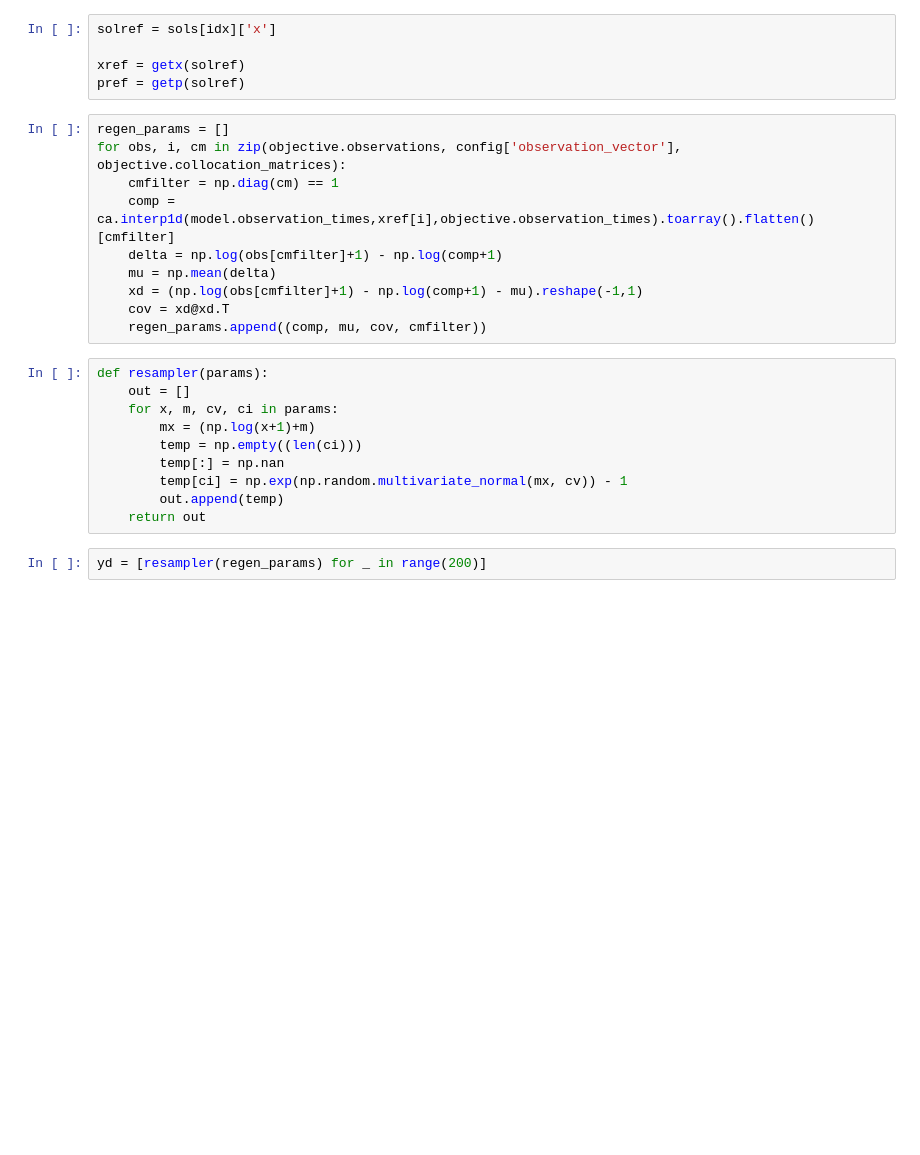
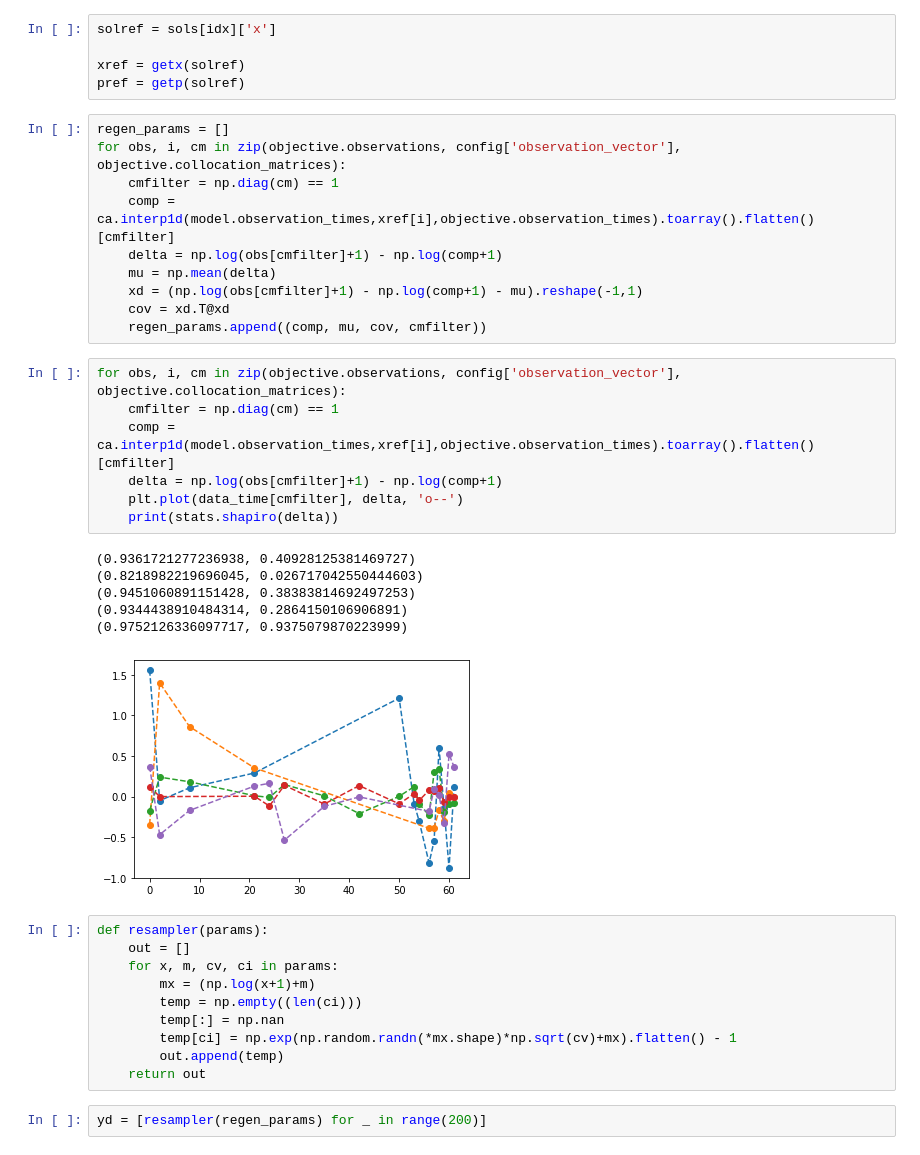
Before and after one commit to dwu402/pypei, a Jupyter notebook: predictive.ipynb, the cells around one changed output. Drawn from its saved outputs; the diff is of its cells as text; blank space fills up the shorter version.

Commit message:
Add GP predictive model

```diff
--- a/predictive.ipynb
+++ b/predictive.ipynb
@@ -194,8 +195,22 @@ for obs, i, cm in zip(objective.observations, config['observation_vector'], obje
     delta = np.log(obs[cmfilter]+1) - np.log(comp+1)
     mu = np.mean(delta)
     xd = (np.log(obs[cmfilter]+1) - np.log(comp+1) - mu).reshape(-1,1)
-    cov = xd@xd.T
+    cov = xd.T@xd
     regen_params.append((comp, mu, cov, cmfilter))
+# %%
+for obs, i, cm in zip(objective.observations, config['observation_vector'], objective.collocation_matrices):
+    cmfilter = np.diag(cm) == 1
+    comp = ca.interp1d(model.observation_times,xref[i],objective.observation_times).toarray().flatten()[cmfilter]
+    delta = np.log(obs[cmfilter]+1) - np.log(comp+1)
+    plt.plot(data_time[cmfilter], delta, 'o--')
+    print(stats.shapiro(delta))
+# %% [output]
+(0.9361721277236938, 0.40928125381469727)
+(0.8218982219696045, 0.026717042550444603)
+(0.9451060891151428, 0.38383814692497253)
+(0.9344438910484314, 0.2864150106906891)
+(0.9752126336097717, 0.9375079870223999)
+[figure, added]
 # %%
 def resampler(params):
     out = []
@@ -203,7 +218,7 @@ def resampler(params):
         mx = (np.log(x+1)+m)
         temp = np.empty((len(ci)))
         temp[:] = np.nan
-        temp[ci] = np.exp(np.random.multivariate_normal(mx, cv)) - 1
+        temp[ci] = np.exp(np.random.randn(*mx.shape)*np.sqrt(cv)+mx).flatten() - 1
         out.append(temp)
     return out
 # %%
```
Also changed, not shown: parts of 22 cells of this notebook.
